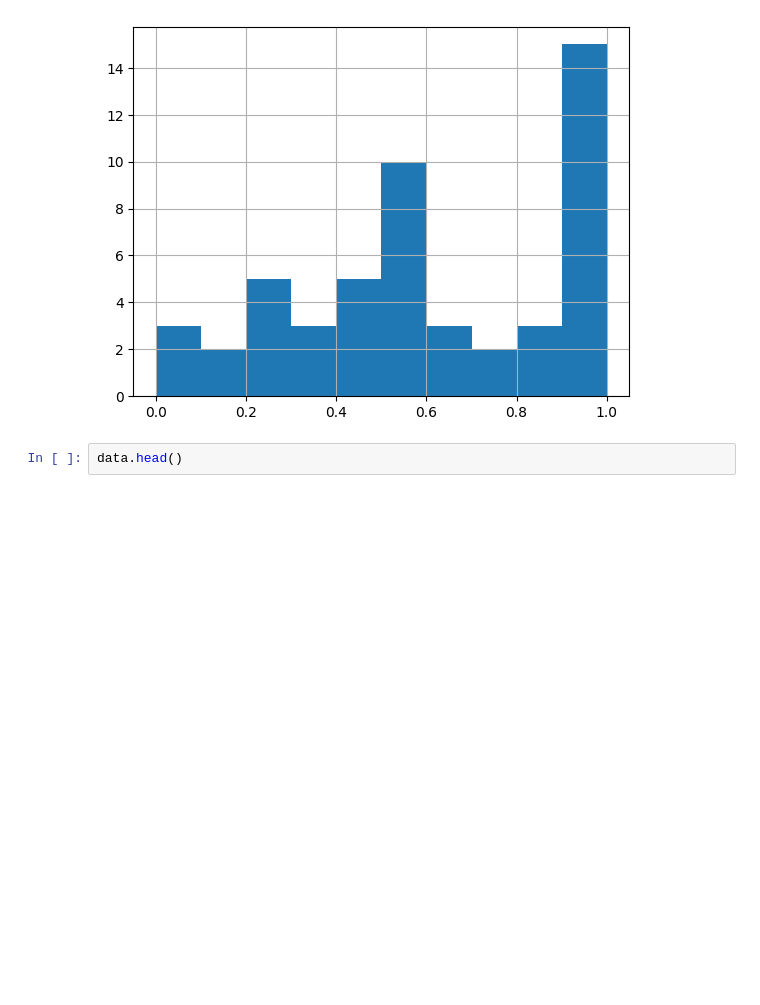
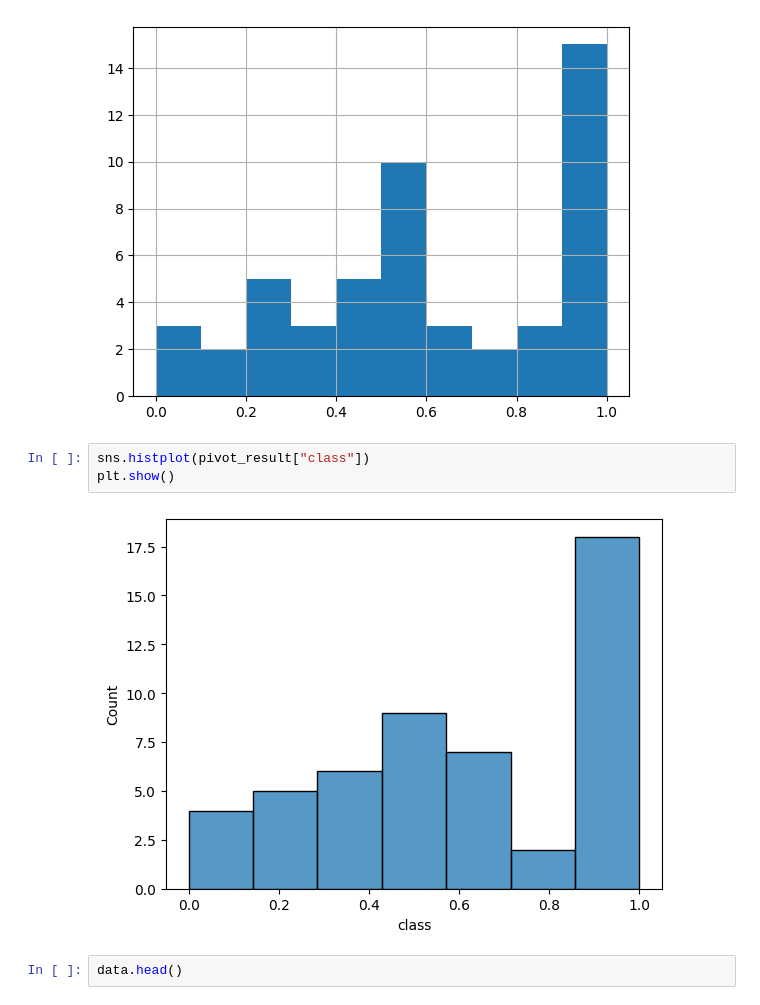
Before and after one commit to rique-git/data-science, a Jupyter notebook: diabetes_risk_prediction/data_analysis.ipynb, the cells around one changed output. Drawn from its saved outputs; the diff is of its cells as text; blank space fills up the shorter version.

```diff
--- a/diabetes_risk_prediction/data_analysis.ipynb
+++ b/diabetes_risk_prediction/data_analysis.ipynb
@@ -140,6 +147,11 @@ pivot_result["class"].hist()
 # %% [output]
 <Axes: >
 [figure]
+# %%
+sns.histplot(pivot_result["class"])
+plt.show()
+# %% [output]
+[figure, added]
 # %%
 data.head()
 # %% [output]
```
Also changed, not shown: parts of 2 cells of this notebook.
